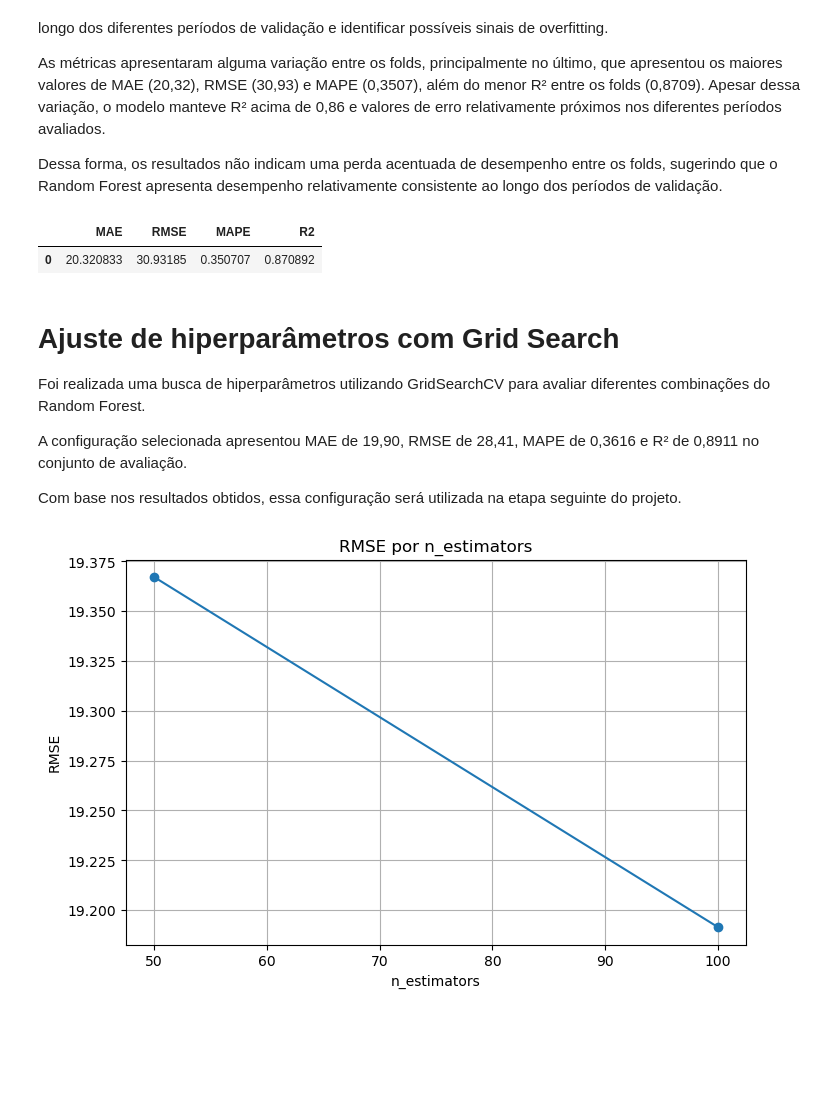
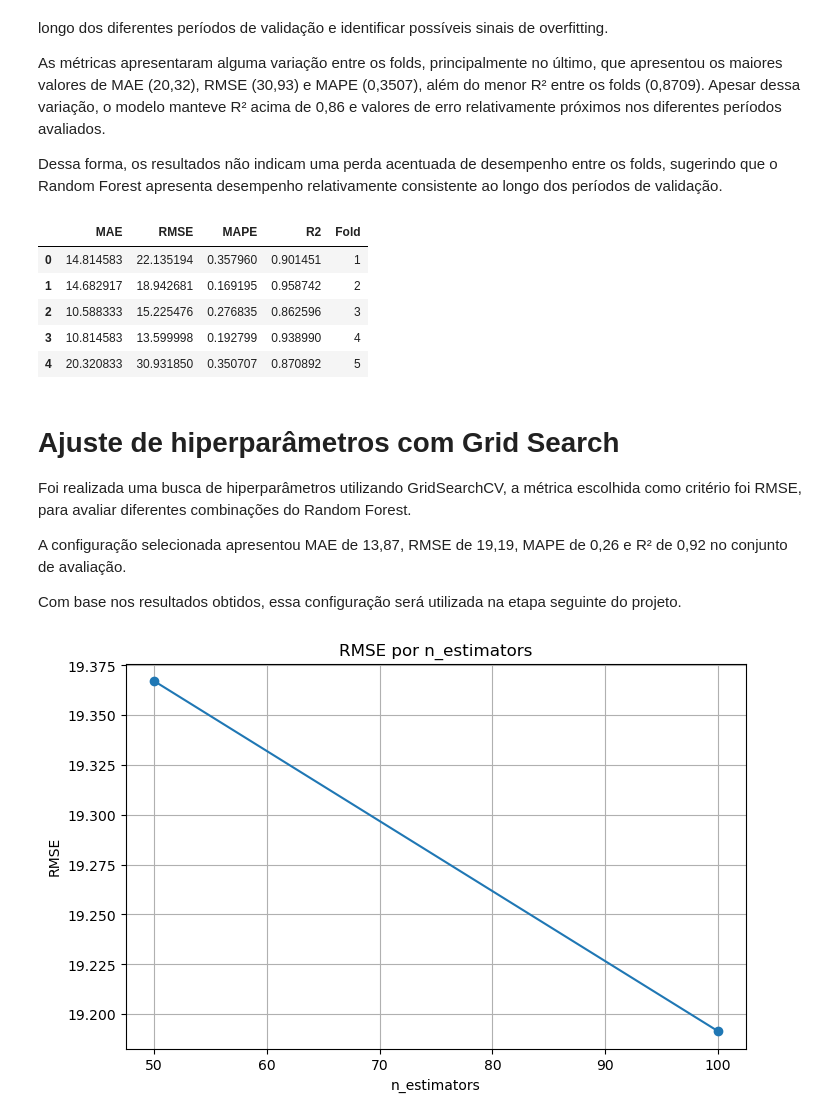
Before and after one commit to igao01/ds_bike_sharing, a Jupyter notebook: notebooks/03_machine_learning.ipynb, the cells around one changed output. Cells and saved outputs as stored; diff of their text form; code cells hidden in the pictures; blank space fills up the shorter version.

```diff
--- a/notebooks/03_machine_learning.ipynb
+++ b/notebooks/03_machine_learning.ipynb
@@ -111,9 +111,7 @@ tscv = TimeSeriesSplit(n_splits=5, test_size=24)
 X = df_ml.drop(columns=[TARGET_COLUMN])
 y = df_ml[TARGET_COLUMN]
 
-for train_index, test_index in tscv.split(X):
-    X_train, X_test = X.iloc[train_index], X.iloc[test_index]
-    y_train, y_test = y.iloc[train_index], y.iloc[test_index]
+splits = list(tscv.split(X))
 # %% [markdown]
 ## Métricas de avaliação
 
@@ -147,7 +145,6 @@ def fit_model(model, X_train, y_train, X_test, y_test):
 
     return metrics
 
-
 models = {
     'Linear Regression': LinearRegression(),
     'Decision Tree': DecisionTreeRegressor(random_state=SEED),
@@ -158,12 +155,15 @@ models = {
 
 results = []
 
-
 for model_name, model in models.items():
     fold_metrics = []
 
-    metrics = fit_model(model, X_train, y_train, X_test, y_test)
-    fold_metrics.append(metrics)
+    for train_index, test_index in splits:
+        X_train, X_test = X.iloc[train_index], X.iloc[test_index]
+        y_train, y_test = y.iloc[train_index], y.iloc[test_index]
+
+        metrics = fit_model(model, X_train, y_train, X_test, y_test)
+        fold_metrics.append(metrics)
 
     average_metrics = pd.DataFrame(fold_metrics).mean().to_dict()
     average_metrics['Model'] = model_name
@@ -197,20 +197,37 @@ Dessa forma, os resultados não indicam uma perda acentuada de desempenho entre
 # %%
 fold_metrics = []
 
-metrics = fit_model(RandomForestRegressor(random_state=SEED), X_train, y_train, X_test, y_test)
-fold_metrics.append(metrics)
+for fold, (train_index, test_index) in enumerate(splits, start=1):
+    X_train, X_test = X.iloc[train_index], X.iloc[test_index]
+    y_train, y_test = y.iloc[train_index], y.iloc[test_index]
+
+    metrics = fit_model(
+        RandomForestRegressor(random_state=SEED,n_jobs=6),
+        X_train,
+        y_train,
+        X_test,
+        y_test
+    )
+
+    metrics['Fold'] = fold
+    fold_metrics.append(metrics)
 
 df_rf_metric = pd.DataFrame(fold_metrics)
+
 df_rf_metric
 # %% [output]
-|  | MAE | RMSE | MAPE | R2 |
-| 0 | 20.320833 | 30.93185 | 0.350707 | 0.870892 |
+|  | MAE | RMSE | MAPE | R2 | Fold |
+| 0 | 14.814583 | 22.135194 | 0.357960 | 0.901451 | 1 |
+| 1 | 14.682917 | 18.942681 | 0.169195 | 0.958742 | 2 |
+| 2 | 10.588333 | 15.225476 | 0.276835 | 0.862596 | 3 |
+| 3 | 10.814583 | 13.599998 | 0.192799 | 0.938990 | 4 |
+| 4 | 20.320833 | 30.931850 | 0.350707 | 0.870892 | 5 |
 # %% [markdown]
 # Ajuste de hiperparâmetros com Grid Search
 
-Foi realizada uma busca de hiperparâmetros utilizando GridSearchCV para avaliar diferentes combinações do Random Forest.
+Foi realizada uma busca de hiperparâmetros utilizando GridSearchCV, a métrica escolhida como critério foi RMSE, para avaliar diferentes combinações do Random Forest.
 
-A configuração selecionada apresentou MAE de 19,90, RMSE de 28,41, MAPE de 0,3616 e R² de 0,8911 no conjunto de avaliação.
+A configuração selecionada apresentou MAE de 13,87, RMSE de 19,19, MAPE de 0,26 e R² de 0,92 no conjunto de avaliação.
 
 Com base nos resultados obtidos, essa configuração será utilizada na etapa seguinte do projeto.
 # %%
```
Also changed, not shown: parts of 19 cells of this notebook.
